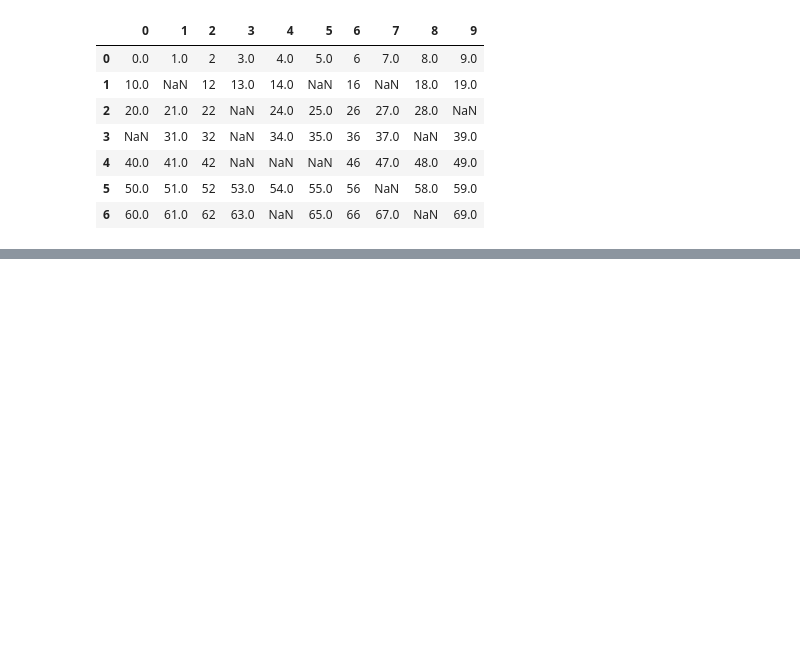
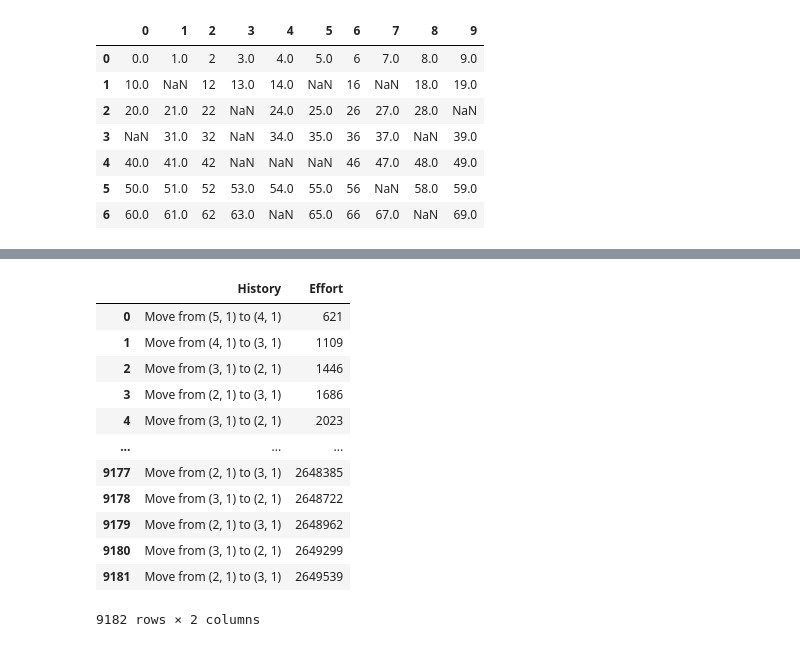
Before and after one commit to brunolcarli/GooGraph, a Jupyter notebook: save_the_princess.ipynb, the cells around one changed output, grey strips where cells are left out. Cells and saved outputs as stored; diff of their text form; code cells hidden in the pictures; blank space fills up the shorter version.

```diff
--- a/save_the_princess.ipynb
+++ b/save_the_princess.ipynb
@@ -266,0 +280,17 @@ hero.buffer
+# %%
+df2 = pd.DataFrame(hero2.history_transition, columns=['History', 'Effort'])
+df2
+# %% [output]
+|  | History | Effort |
+| 0 | Move from (5, 1) to (4, 1) | 621 |
+| 1 | Move from (4, 1) to (3, 1) | 1109 |
+| 2 | Move from (3, 1) to (2, 1) | 1446 |
+| 3 | Move from (2, 1) to (3, 1) | 1686 |
+| 4 | Move from (3, 1) to (2, 1) | 2023 |
+| ... | ... | ... |
+| 9177 | Move from (2, 1) to (3, 1) | 2648385 |
+| 9178 | Move from (3, 1) to (2, 1) | 2648722 |
+| 9179 | Move from (2, 1) to (3, 1) | 2648962 |
+| 9180 | Move from (3, 1) to (2, 1) | 2649299 |
+| 9181 | Move from (2, 1) to (3, 1) | 2649539 |
+9182 rows × 2 columns
```
Also changed, not shown: parts of 10 cells of this notebook.
